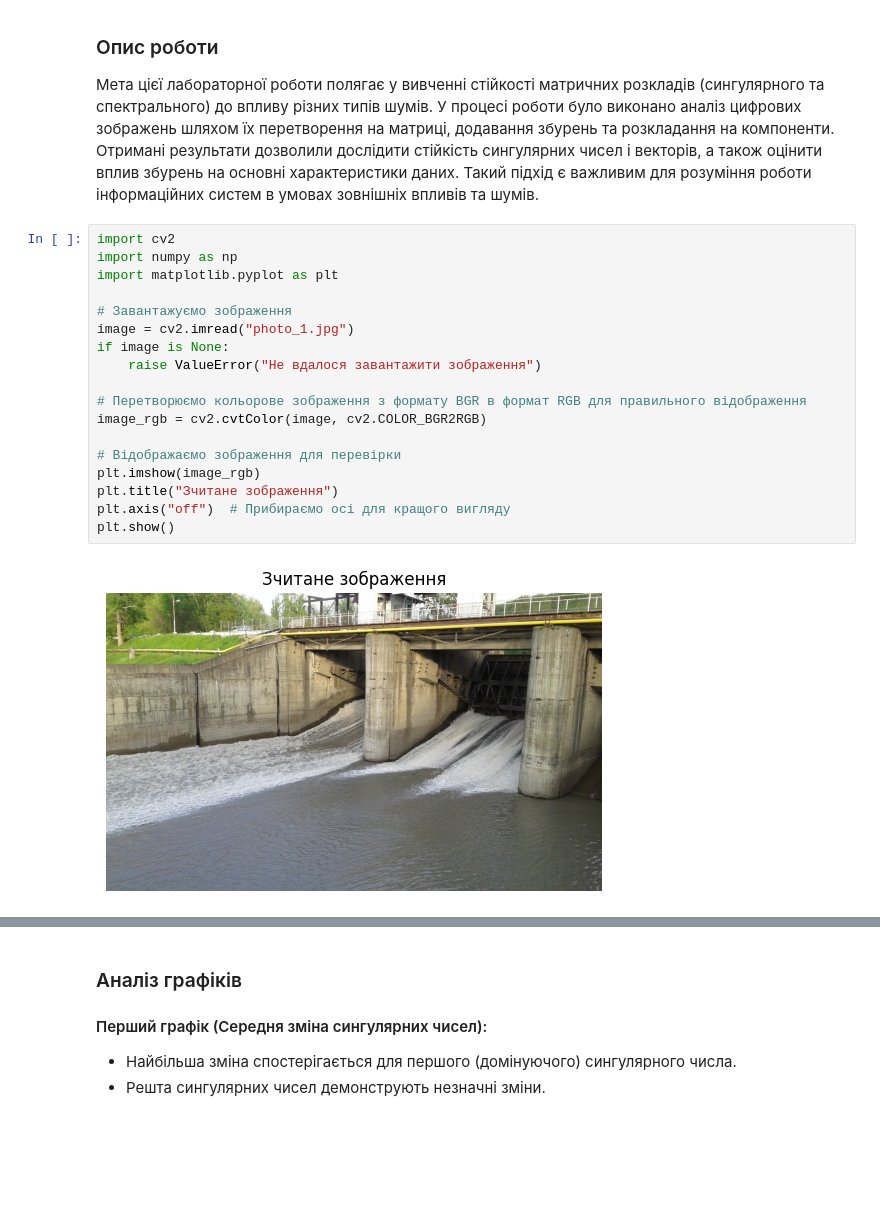
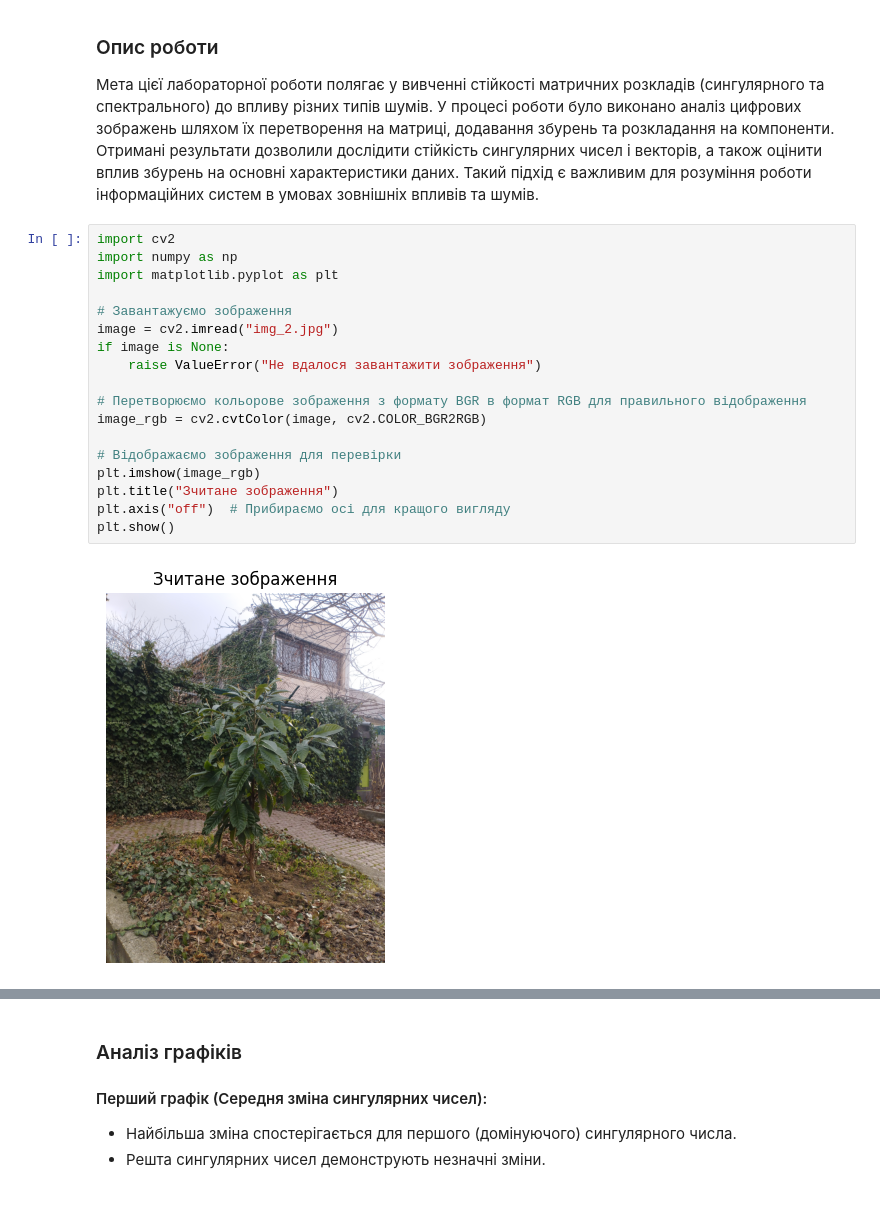
Before and after one commit to dmkravtsov/bezpeka_is, a Jupyter notebook: lr1.ipynb, the cells around one changed output, grey strips where cells are left out. Cells and saved outputs as stored; diff of their text form; blank space fills up the shorter version.

```diff
--- a/lr1.ipynb
+++ b/lr1.ipynb
@@ -10,20 +10,20 @@
 # %%
 import cv2
 import numpy as np
 import matplotlib.pyplot as plt
 
 # Завантажуємо зображення
-image = cv2.imread("photo_1.jpg")
+image = cv2.imread("img_2.jpg")
 if image is None:
     raise ValueError("Не вдалося завантажити зображення")
 
 # Перетворюємо кольорове зображення з формату BGR в формат RGB для правильного відображення
 image_rgb = cv2.cvtColor(image, cv2.COLOR_BGR2RGB)
 
 # Відображаємо зображення для перевірки
 plt.imshow(image_rgb)
 plt.title("Зчитане зображення")
 plt.axis("off")  # Прибираємо осі для кращого вигляду
 plt.show()
 # %% [output]
-[figure, old version]
+[figure, new version]
```
Also changed, not shown: parts of 30 cells of this notebook.
